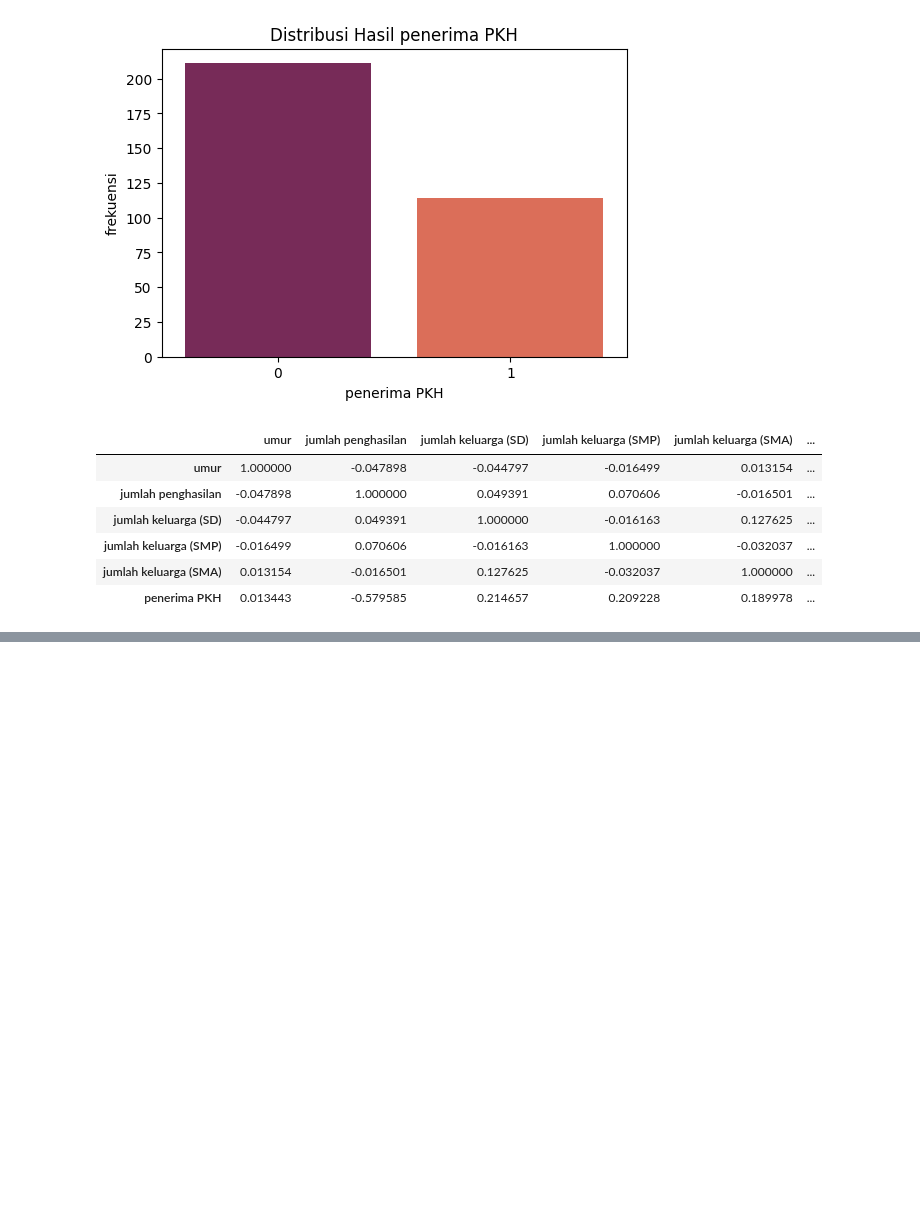
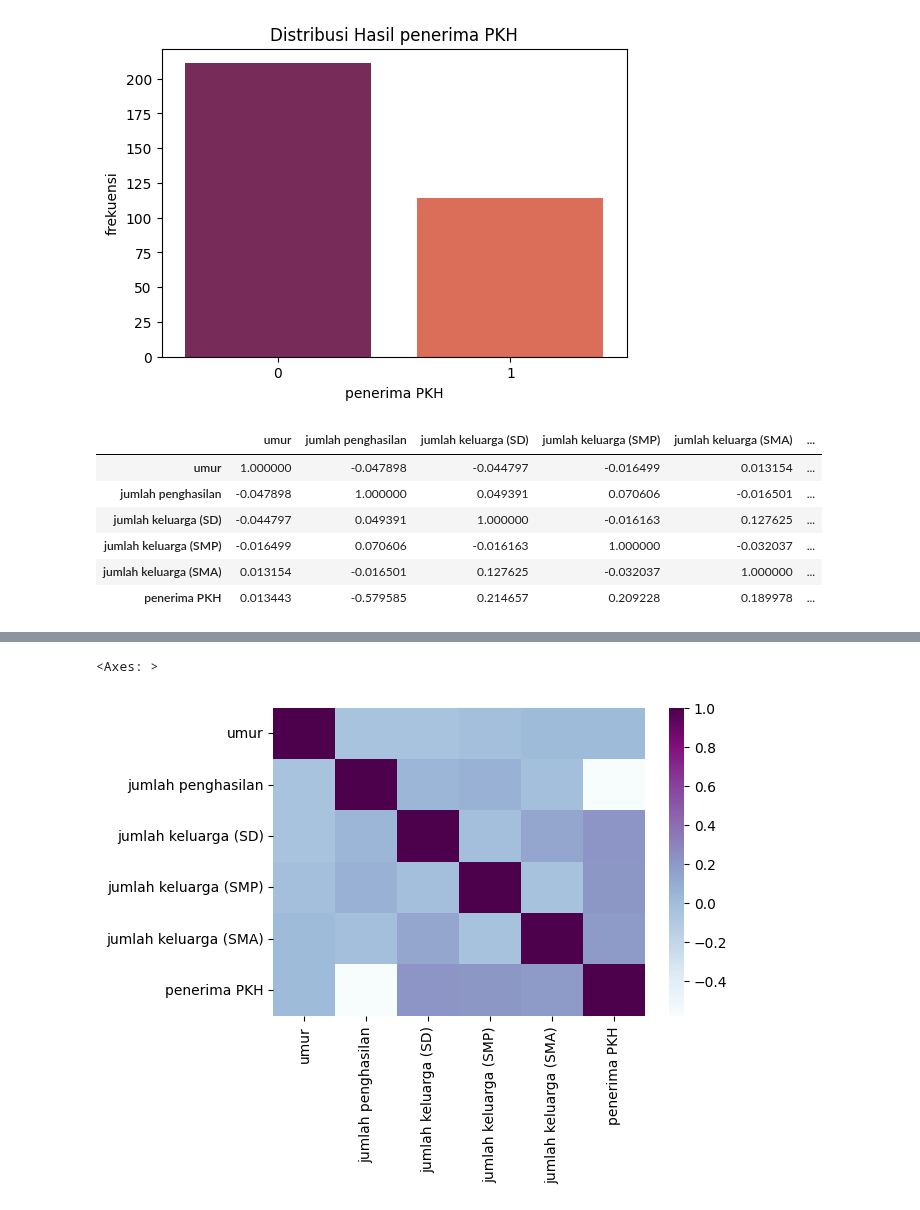
Before and after one commit to Rizki-132/Allmateri, a Jupyter notebook: Klasifikasi_program_PKH.ipynb, the cells around one changed output, grey strips where cells are left out. Cells and saved outputs as stored; diff of their text form; code cells hidden in the pictures; blank space fills up the shorter version.

```diff
--- a/Klasifikasi_program_PKH.ipynb
+++ b/Klasifikasi_program_PKH.ipynb
@@ -148,0 +171,7 @@ correlation_matrix
+# %%
+#jika nilai mendekati angka 1 maka warna nya ungu pekat, dan jika warna nya pudar maka korelasi tersebut tidak cukup baik
+plt.figure(figsize=(6, 4))
+sns.heatmap(correlation_matrix, cmap='BuPu')
+# %% [output]
+<Axes: >
+[figure, added]
```
Also changed, not shown: parts of 10 cells of this notebook.
